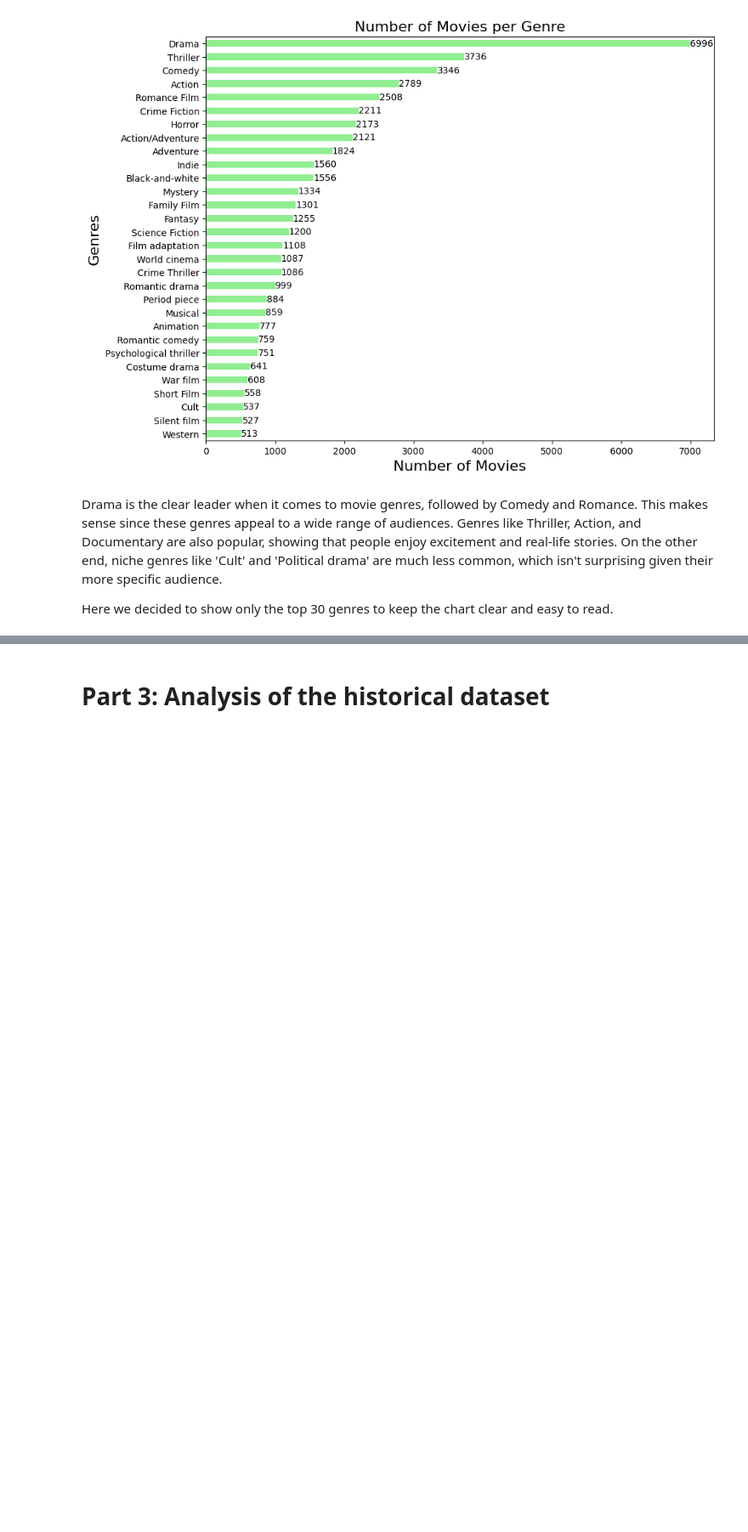
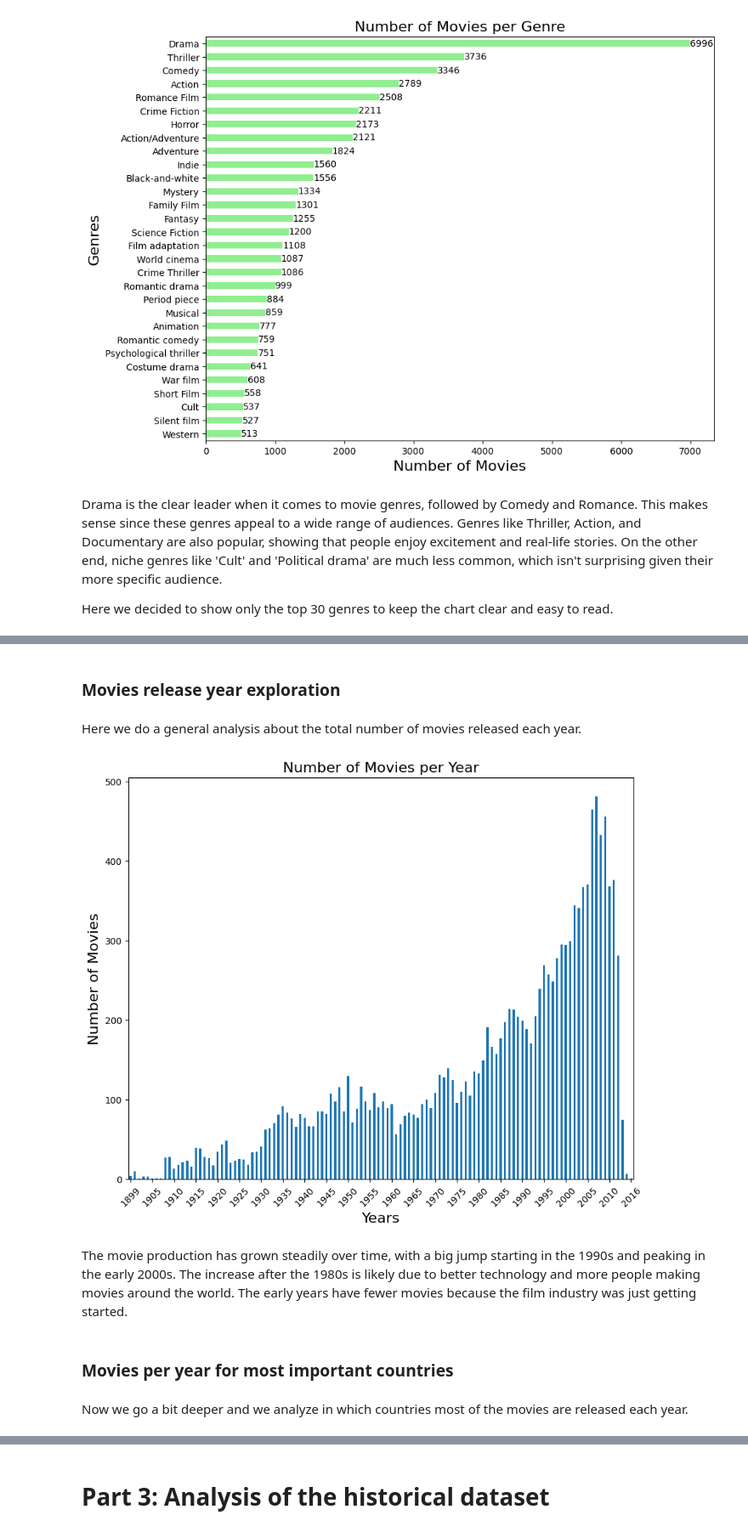
Before and after one commit to epfl-ada/ada-2024-project-padawans, a Jupyter notebook: P2.ipynb, the cells around one changed output, grey strips where cells are left out. Shown at 85% size. Cells and saved outputs as stored; diff of their text form; code cells hidden in the pictures; blank space fills up the shorter version.

```diff
--- a/P2.ipynb
+++ b/P2.ipynb
@@ -459,0 +508,28 @@ Here we decided to show only the top 30 genres to keep the chart clear and easy
+# %% [markdown]
+### Movies release year exploration
+# %% [markdown]
+Here we do a general analysis about the total number of movies released each year.
+# %%
+all_years = movies_df_cleaned['Movie release date'].explode()
+
+years_counts = all_years.value_counts()
+# %%
+plt.figure(figsize=(10, 8))
+plot_years_counts = all_years.value_counts().sort_index().plot(kind='bar')
+plt.xlabel('Years', fontsize=16 )
+plt.ylabel('Number of Movies', fontsize=16)
+plt.title('Number of Movies per Year', fontsize=16)
+
+plt.xticks(range(0, len(all_years.value_counts().sort_index()), 5),
+           all_years.value_counts().sort_index().index[::5],
+           rotation=45)
+
+plt.show()
+# %% [output]
+[figure, added]
+# %% [markdown]
+The movie production has grown steadily over time, with a big jump starting in the 1990s and peaking in the early 2000s. The increase after the 1980s is likely due to better technology and more people making movies around the world. The early years have fewer movies because the film industry was just getting started.
+# %% [markdown]
+### Movies per year for most important countries
+# %% [markdown]
+Now we go a bit deeper and we analyze in which countries most of the movies are released each year.
```
Also changed, not shown: parts of 25 cells of this notebook.
